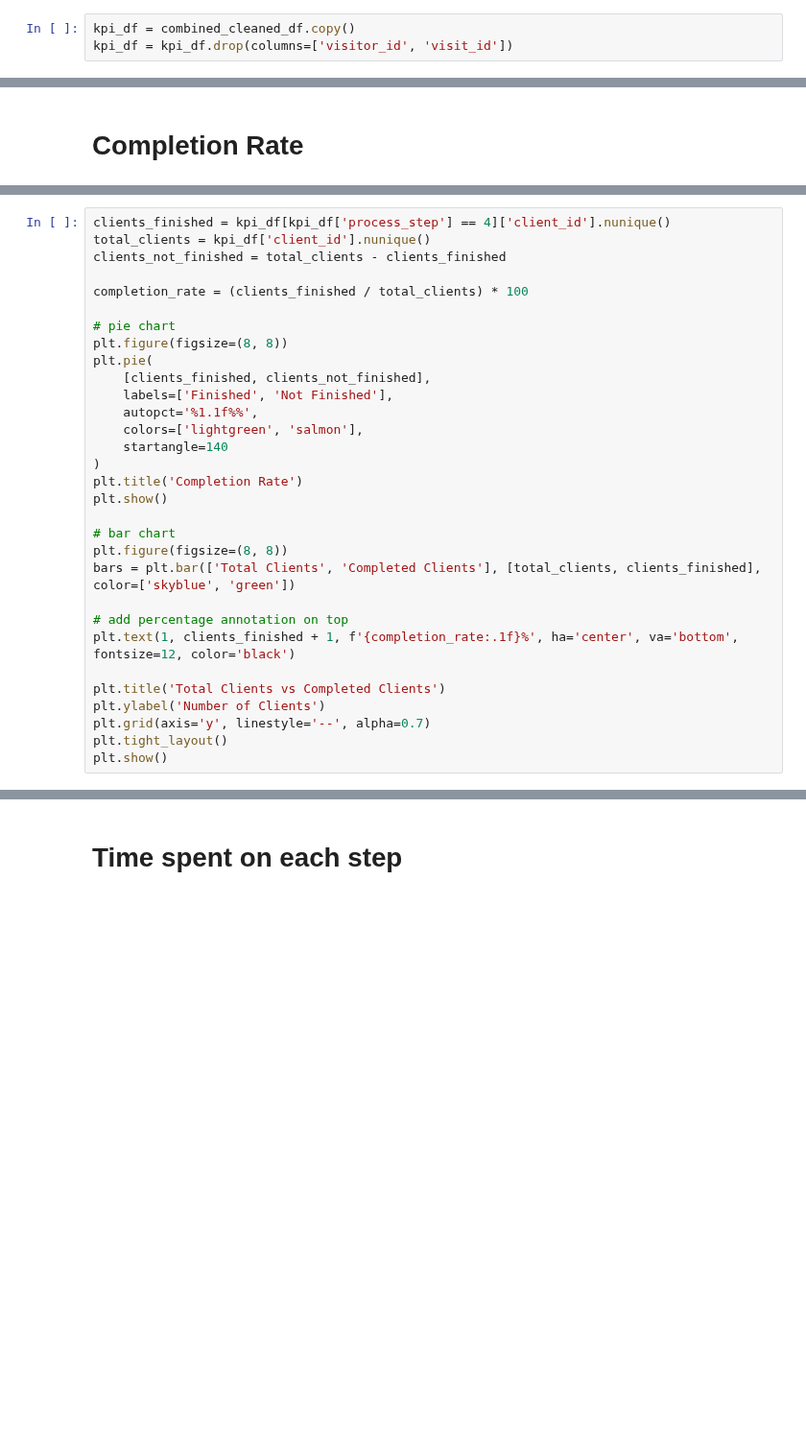
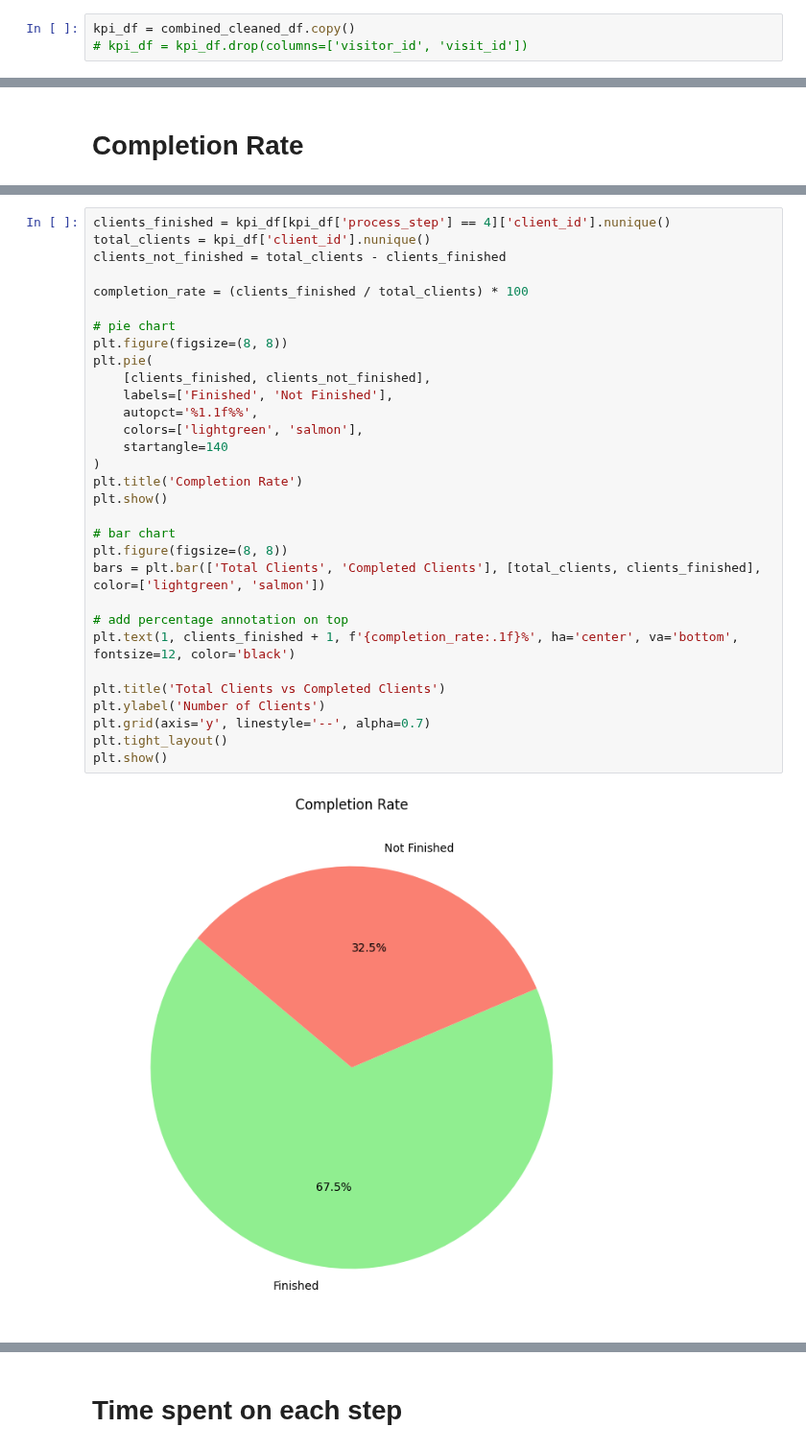
Before and after one commit to bruhu/vanguard-cx-project, a Jupyter notebook: notebooks/bru/kpi_calculations.ipynb, the cells around one changed output, grey strips where cells are left out. Shown at 96% size. Cells and saved outputs as stored; diff of their text form; blank space fills up the shorter version.

```diff
--- a/notebooks/bru/kpi_calculations.ipynb
+++ b/notebooks/bru/kpi_calculations.ipynb
@@ -40,6 +42,6 @@ else:
 # %%
 kpi_df = combined_cleaned_df.copy()
-kpi_df = kpi_df.drop(columns=['visitor_id', 'visit_id'])
+# kpi_df = kpi_df.drop(columns=['visitor_id', 'visit_id'])
 # %%
 # change the naming of the steps to numeric values to ensure order
 replacement_dict_steps = {
@@ -64,31 +84,33 @@ find_completion_rate(kpi_df)
 # %%
 clients_finished = kpi_df[kpi_df['process_step'] == 4]['client_id'].nunique()
 total_clients = kpi_df['client_id'].nunique()
 clients_not_finished = total_clients - clients_finished
 
 completion_rate = (clients_finished / total_clients) * 100
 
 # pie chart
 plt.figure(figsize=(8, 8))
 plt.pie(
     [clients_finished, clients_not_finished],
     labels=['Finished', 'Not Finished'],
     autopct='%1.1f%%',
     colors=['lightgreen', 'salmon'],
     startangle=140
 )
 plt.title('Completion Rate')
 plt.show()
 
 # bar chart
 plt.figure(figsize=(8, 8))
-bars = plt.bar(['Total Clients', 'Completed Clients'], [total_clients, clients_finished], color=['skyblue', 'green'])
+bars = plt.bar(['Total Clients', 'Completed Clients'], [total_clients, clients_finished], color=['lightgreen', 'salmon'])
 
 # add percentage annotation on top
 plt.text(1, clients_finished + 1, f'{completion_rate:.1f}%', ha='center', va='bottom', fontsize=12, color='black')
 
 plt.title('Total Clients vs Completed Clients')
 plt.ylabel('Number of Clients')
 plt.grid(axis='y', linestyle='--', alpha=0.7)
 plt.tight_layout()
 plt.show()
+# %% [output]
+[figure, added]
```
Also changed, not shown: parts of 24 cells of this notebook, 5 other files.
